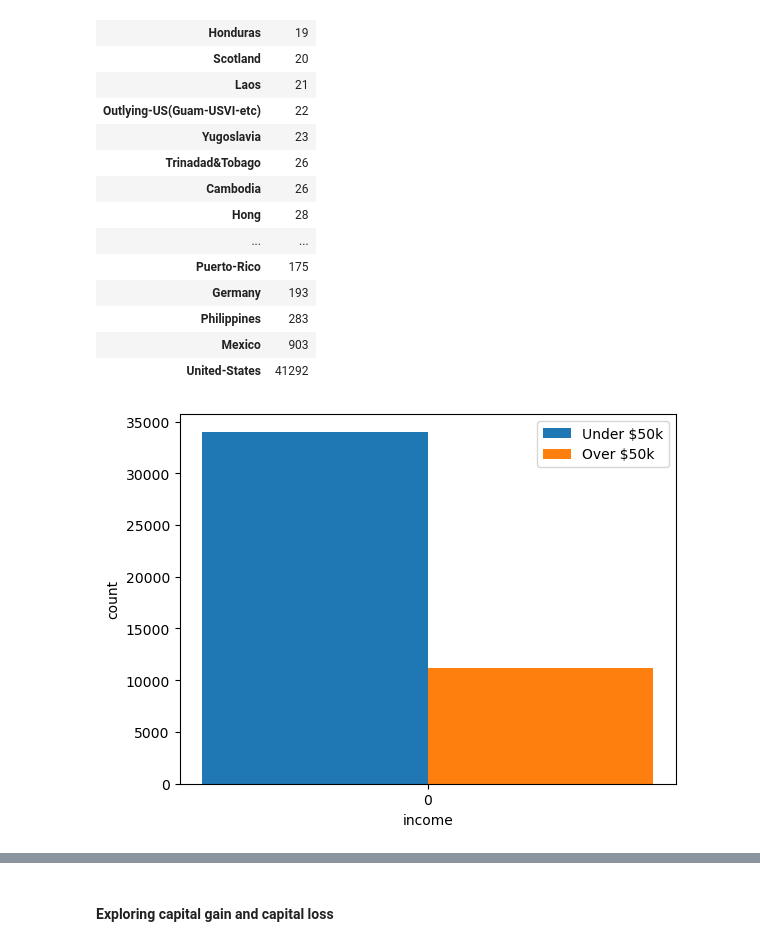
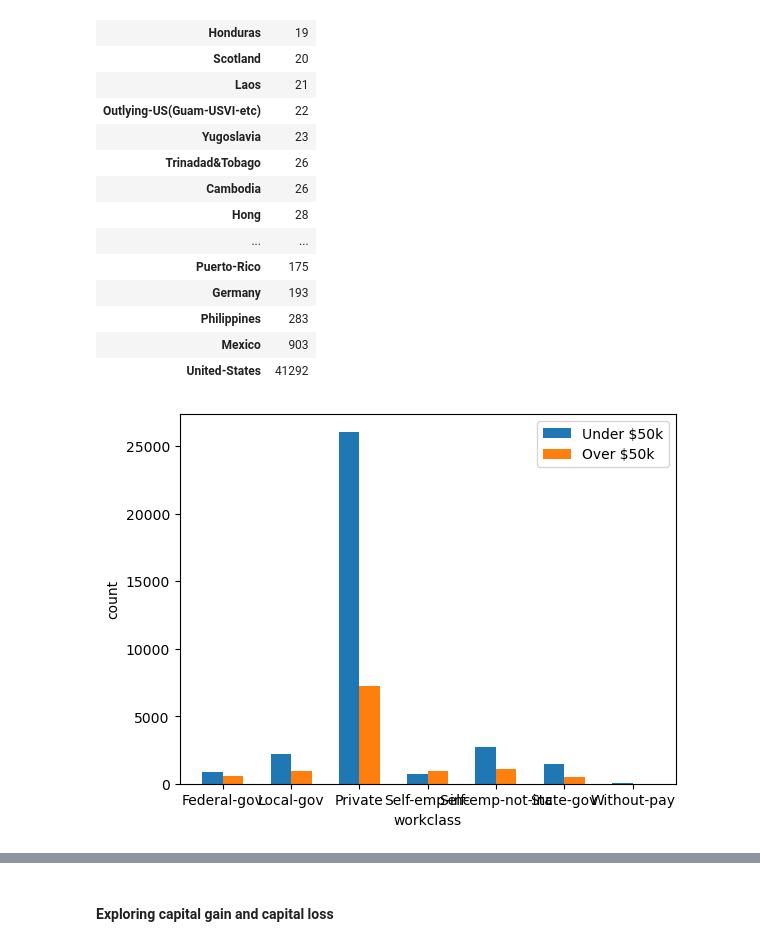
Before and after one commit to Jystine/dsc148-project, a Jupyter notebook: raine-eda.ipynb, the cells around one changed output, grey strips where cells are left out. Drawn from its saved outputs; the diff is of its cells as text; code cells hidden in the pictures.

```diff
--- a/raine-eda.ipynb
+++ b/raine-eda.ipynb
@@ -404,23 +406,23 @@ get_distr("native-country")
 | Philippines | 283 |
 | Mexico | 903 |
 | United-States | 41292 |
-# %%
-def plotting(data, col, N):
-    idx = np.arange(N)
-    width = 0.3
-    over = data[data["income"] == 1]
-    under = data[data["income"] == 0]
-    over_grouped = over.groupby(col)["age"].count().reset_index().sort_values(col)
-    under_grouped = under.groupby(col)["age"].count().reset_index().sort_values(col)
-    values = under_grouped[col]
-    plt.bar(idx, under_grouped["age"], width, label = "Under $50k")
-    plt.bar(idx + width, over_grouped["age"], width, label = "Over $50k")
-    plt.xticks(idx + width / 2, values)
-    plt.xlabel(col)
-    plt.ylabel("count")
-    plt.legend()
-    plt.show()
-
-plotting(preproc_data, "income", 1)
-# %% [output]
-[figure, removed]
+# %%
+def plotting(data, col, N):
+    idx = np.arange(N)
+    width = 0.3
+    over = data[data["income"] == 1]
+    under = data[data["income"] == 0]
+    over_grouped = over.groupby(col)["age"].count().reset_index().sort_values(col)
+    under_grouped = under.groupby(col)["age"].count().reset_index().sort_values(col)
+    values = under_grouped[col]
+    plt.bar(idx, under_grouped["age"], width, label = "Under $50k")
+    plt.bar(idx + width, over_grouped["age"], width, label = "Over $50k")
+    plt.xticks(idx + width / 2, values)
+    plt.xlabel(col)
+    plt.ylabel("count")
+    plt.legend()
+    plt.show()
+
+plotting(preproc_data, "workclass", 7)
+# %% [output]
+[figure, added]
```
Also changed, not shown: parts of 27 cells of this notebook.
